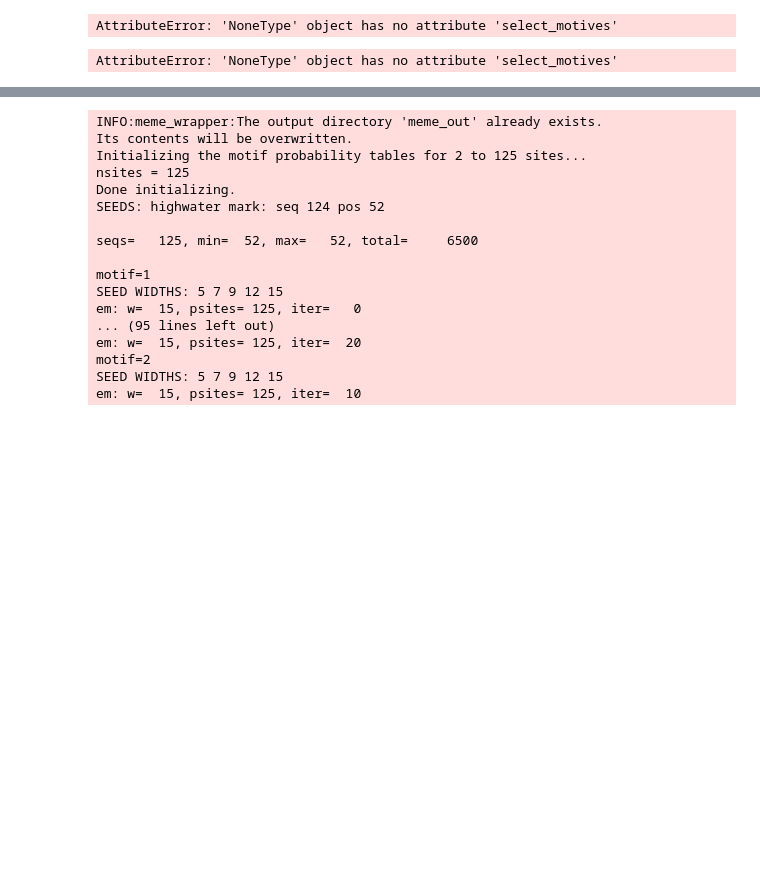
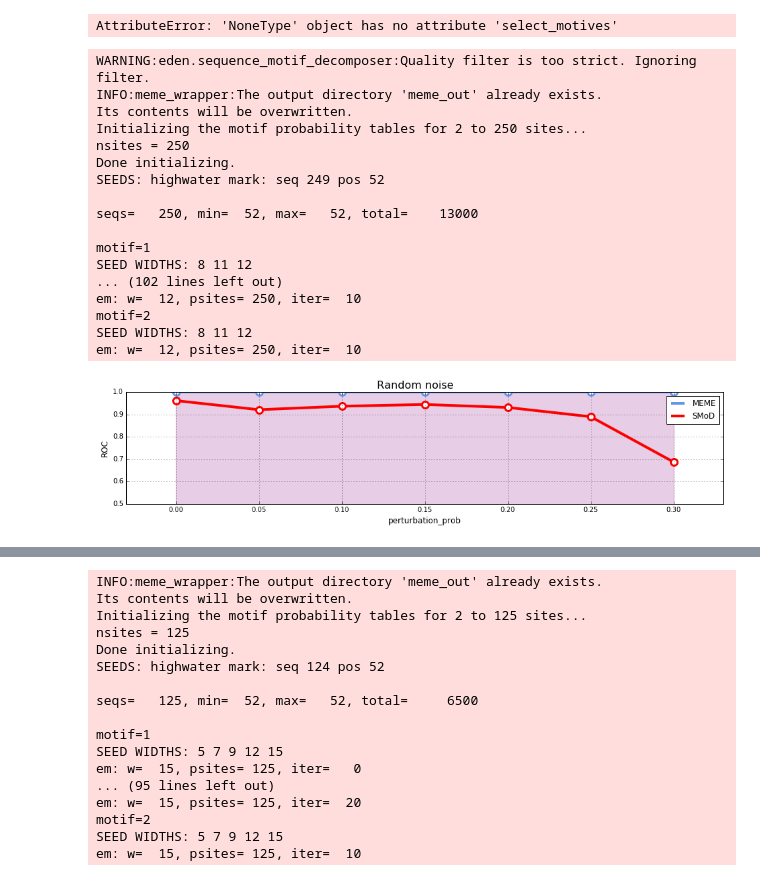
Before and after one commit to fabriziocosta/pyMotif, a Jupyter notebook: Performance Comparison.ipynb, the cells around one changed output, grey strips where cells are left out. Drawn from its saved outputs; the diff is of its cells as text; code cells hidden in the pictures; blank space fills up the shorter version.

```diff
--- a/Performance Comparison.ipynb
+++ b/Performance Comparison.ipynb
@@ -252,7 +252,8 @@ def make_results(n_rep=5):
                                    min_freq=0.5,
                                    min_cluster_size=10,
                                    similarity_threshold=.75,
-                                   freq_threshold=0.03)
+                                   freq_threshold=0.03,
+                                   p_value=0.03)
 
         for tool in ['meme', 'smod']:
             avg = np.mean(results[tool])
@@ -497,32 +498,49 @@ def make_results(n_rep=1):
         results = {'meme':[], 'smod':[]}
         for rep in range(n_rep):
             tool_result = evaluate(scoring_criteria='pwm', # ['pwm','hmm']
                                    complexity=5,
                                    motif_length=10,
                                    n_motives=2,
                                    sequence_length=52,
                                    n_sequences=500,
                                    perturbation_prob=param,
                                    n_clusters=10,
                                    min_subarray_size=8,
                                    max_subarray_size=12,
                                    min_score=5,
                                    min_freq=0.65,
                                    min_cluster_size=2,
-                                   similarity_threshold=.5,
+                                   similarity_threshold=1,
                                    freq_threshold=1,
                                    p_value=1)
 
             results['meme'].append(tool_result['meme'])
             results['smod'].append(tool_result['smod'])
         for tool in ['meme', 'smod']:
             avg = np.mean(results[tool])
             std = np.std(results[tool])
             results[tool] = (avg, std)
         yield param, results['meme'][0], results['meme'][1], results['smod'][0], results['smod'][1]
 
 
 data = [(param, val_m, std_m, val_s, std_s) for param, val_m, std_m, val_s, std_s in make_results()]
 plot_results(data, title='Random noise', xlabel='perturbation_prob', ylabel='ROC')
 # %% [output]
-AttributeError: 'NoneType' object has no attribute 'select_motives'
+WARNING:eden.sequence_motif_decomposer:Quality filter is too strict. Ignoring filter.
+INFO:meme_wrapper:The output directory 'meme_out' already exists.
+Its contents will be overwritten.
+Initializing the motif probability tables for 2 to 250 sites...
+nsites = 250
+Done initializing.
+SEEDS: highwater mark: seq 249 pos 52
+
+seqs=   250, min=  52, max=   52, total=    13000
+
+motif=1
+SEED WIDTHS: 8 11 12
+... (102 lines left out)
+em: w=  12, psites= 250, iter=  10
+motif=2
+SEED WIDTHS: 8 11 12
+em: w=  12, psites= 250, iter=  10
+[figure, added]
```
Also changed, not shown: parts of 13 cells of this notebook.
